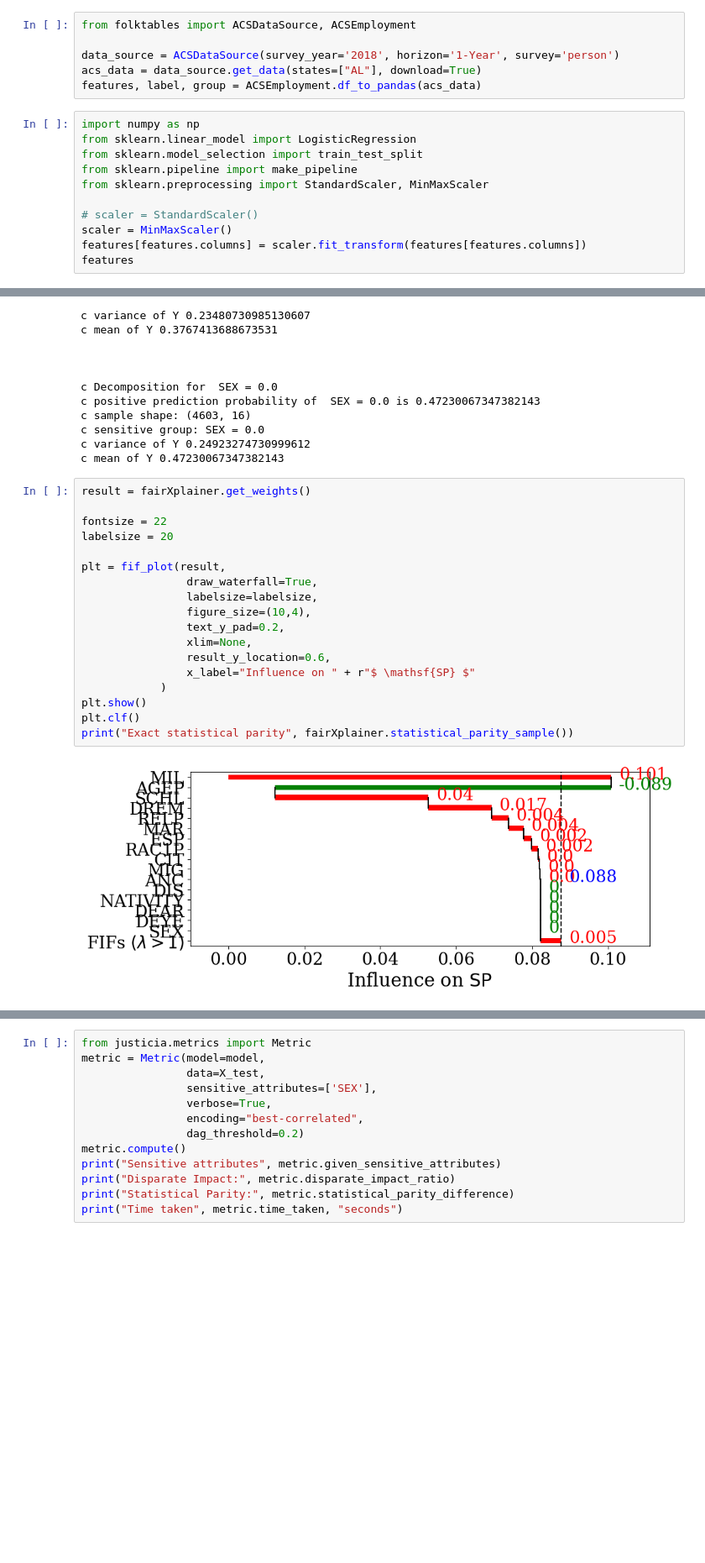
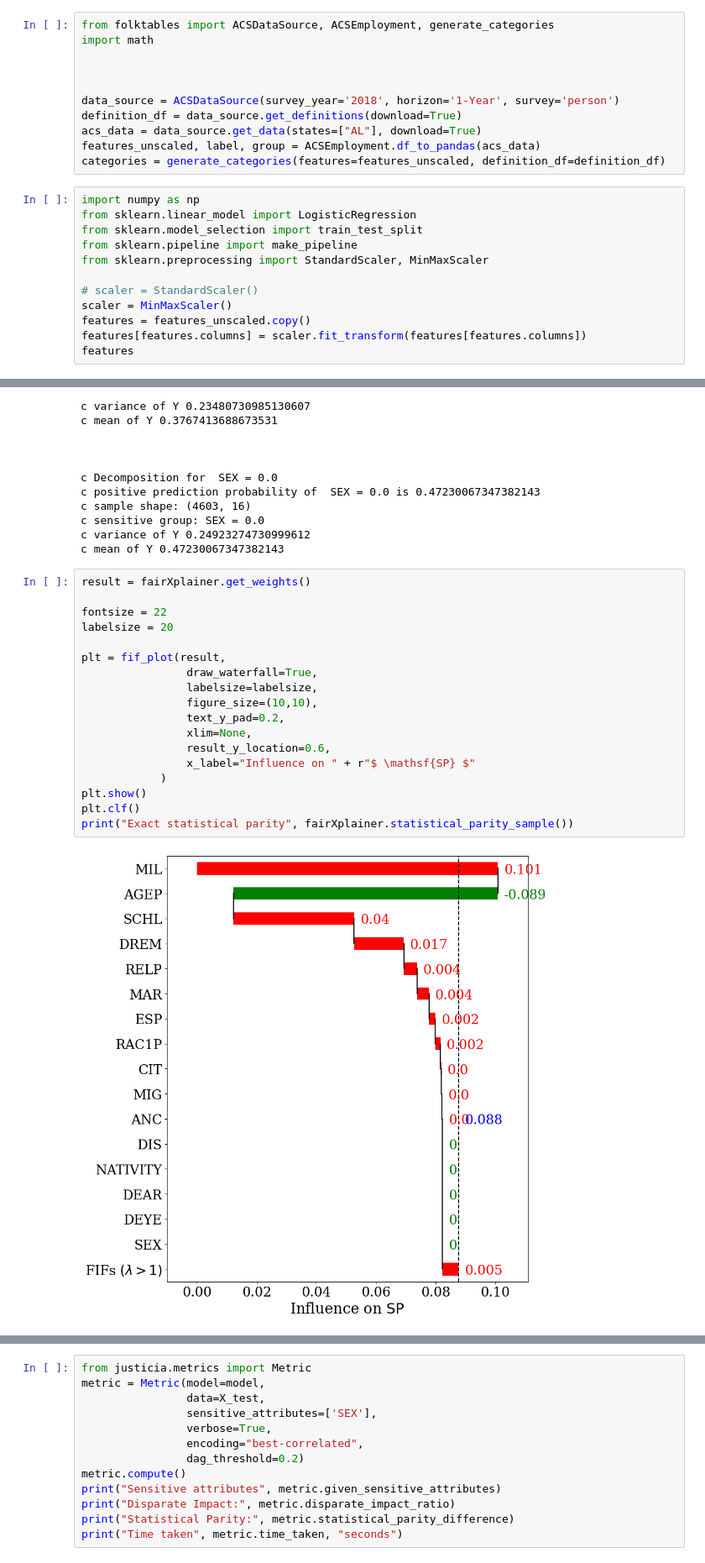
Before and after one commit to bishwamittra/script_tutorial_fairness, a Jupyter notebook: folktables.ipynb, the cells around one changed output, grey strips where cells are left out. Shown at 84% size. Cells and saved outputs as stored; diff of their text form; blank space fills up the shorter version.

```diff
--- a/folktables.ipynb
+++ b/folktables.ipynb
@@ -1,9 +1,14 @@
 # %%
-from folktables import ACSDataSource, ACSEmployment
+from folktables import ACSDataSource, ACSEmployment, generate_categories
+import math
+
+
 
 data_source = ACSDataSource(survey_year='2018', horizon='1-Year', survey='person')
+definition_df = data_source.get_definitions(download=True)
 acs_data = data_source.get_data(states=["AL"], download=True)
-features, label, group = ACSEmployment.df_to_pandas(acs_data)
+features_unscaled, label, group = ACSEmployment.df_to_pandas(acs_data)
+categories = generate_categories(features=features_unscaled, definition_df=definition_df)
 # %%
 import numpy as np
 from sklearn.linear_model import LogisticRegression
@@ -13,6 +18,7 @@ from sklearn.preprocessing import StandardScaler, MinMaxScaler
 
 # scaler = StandardScaler()
 scaler = MinMaxScaler()
+features = features_unscaled.copy()
 features[features.columns] = scaler.fit_transform(features[features.columns])
 features
 # %% [output]
@@ -71,21 +119,21 @@ c mean of Y 0.47230067347382143
 # %%
 result = fairXplainer.get_weights()
 
 fontsize = 22
 labelsize = 20
 
 plt = fif_plot(result,
                 draw_waterfall=True,
                 labelsize=labelsize,
-                figure_size=(10,4),
+                figure_size=(10,10),
                 text_y_pad=0.2,
                 xlim=None,
                 result_y_location=0.6,
                 x_label="Influence on " + r"$ \mathsf{SP} $"
             )
 plt.show()
 plt.clf()
 print("Exact statistical parity", fairXplainer.statistical_parity_sample())
 # %% [output]
-[figure, old version]
+[figure, new version]
 Exact statistical parity 0.09555930460646833
```
Also changed, not shown: parts of 7 cells of this notebook, 1 other file.
